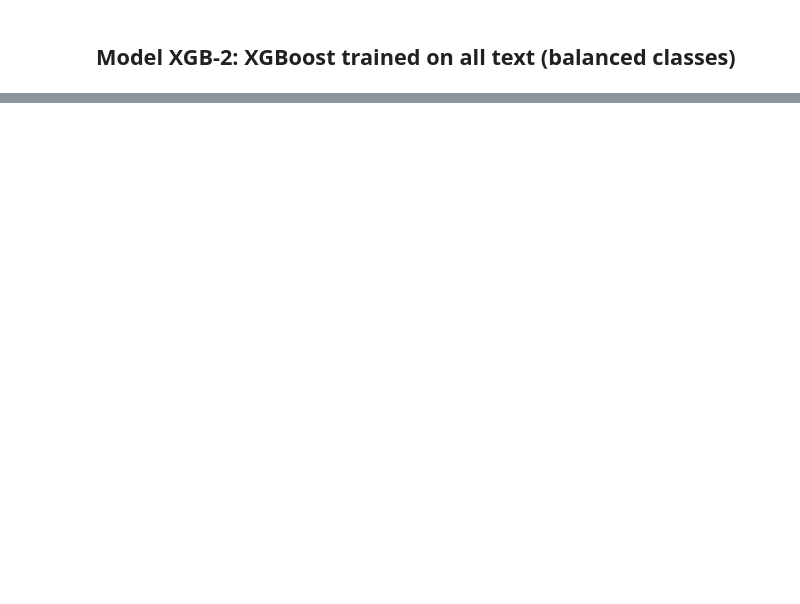
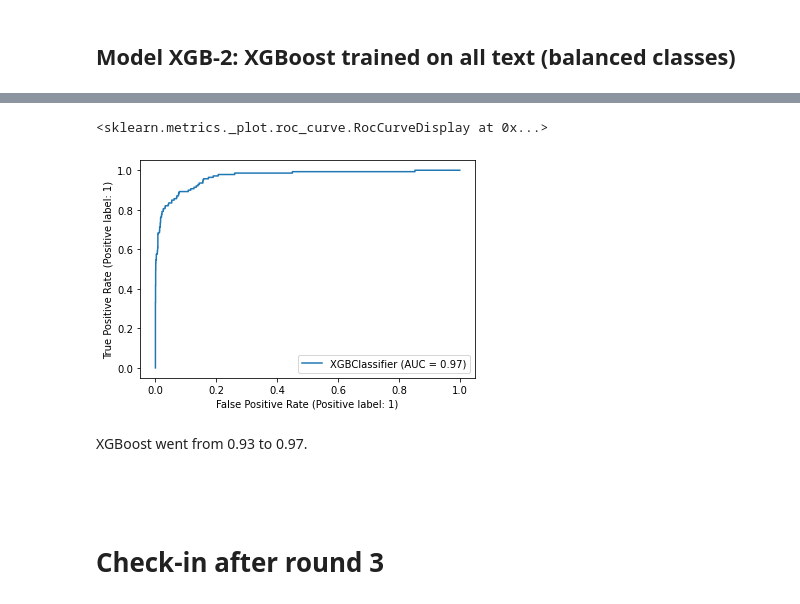
Before and after one commit to pjn51/detecting-fake-jobs, a Jupyter notebook: fake_jobs.ipynb, the cells around one changed output, grey strips where cells are left out. Cells and saved outputs as stored; diff of their text form; code cells hidden in the pictures; blank space fills up the shorter version.

```diff
--- a/fake_jobs.ipynb
+++ b/fake_jobs.ipynb
@@ -426,0 +488,12 @@ nb_3 = MultinomialNB()
+# %%
+xgb_2 = xgb.XGBClassifier(
+                        n_estimators = 100,
+                        max_depth = 3,
+                        #objective = ,
+                        learning_rate = 0.1,
+                        subsample = 1,
+                        min_child_weight = 1,
+                        colsample_bytree = 1
+)
+# %%
+xgb_2.fit(x_t_txt, y_t_r)
@@ -426,0 +510,11 @@ nb_3 = MultinomialNB()
+# %%
+metrics.plot_roc_curve(xgb_2, x_v_txt, y_v)
+# %% [output]
+<sklearn.metrics._plot.roc_curve.RocCurveDisplay at 0x...>
+[figure, added]
+# %% [markdown]
+XGBoost went from 0.93 to 0.97.
+# %% [markdown]
+#
+# %% [markdown]
+# Check-in after round 3
```
Also changed, not shown: parts of 92 cells of this notebook, 16 other files.
